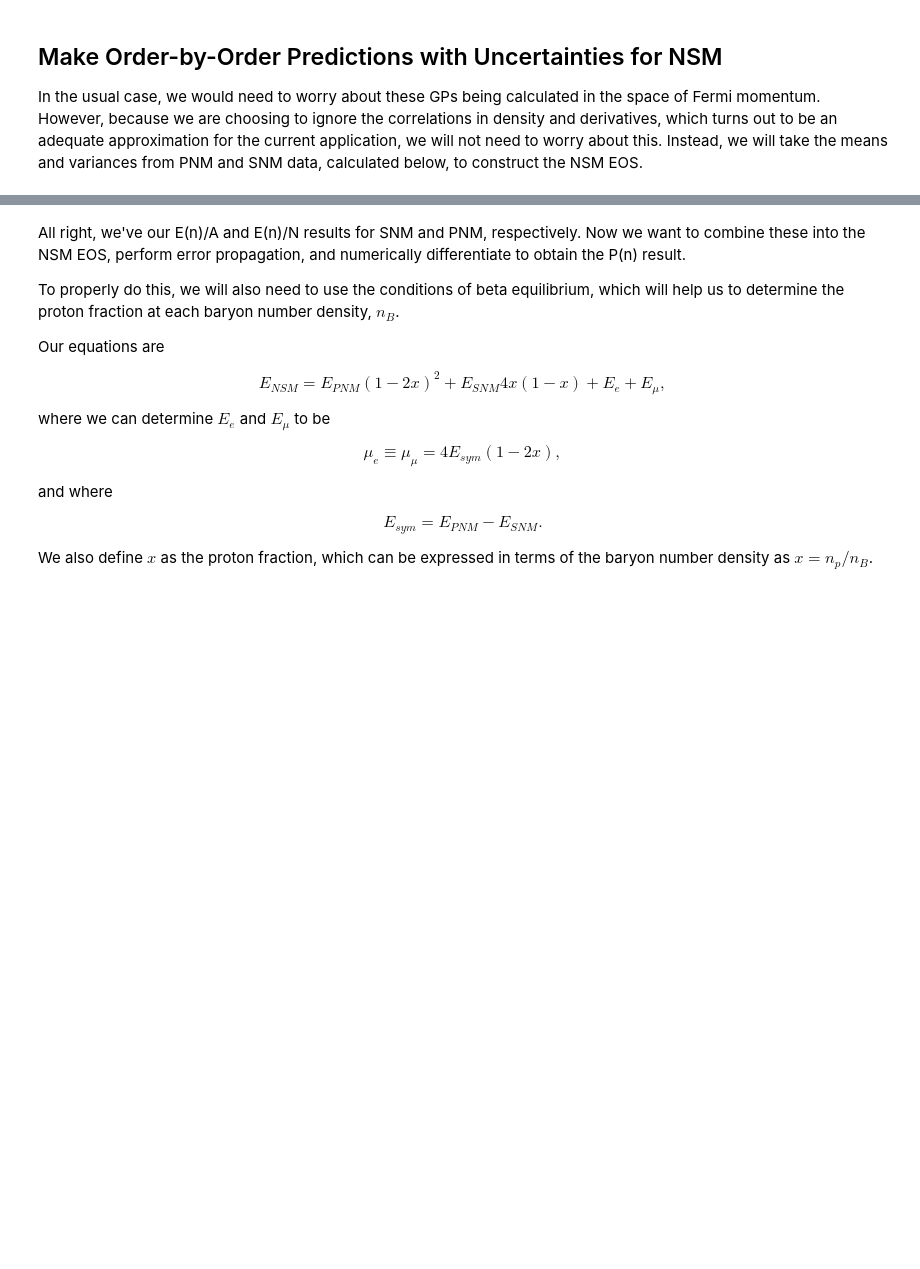
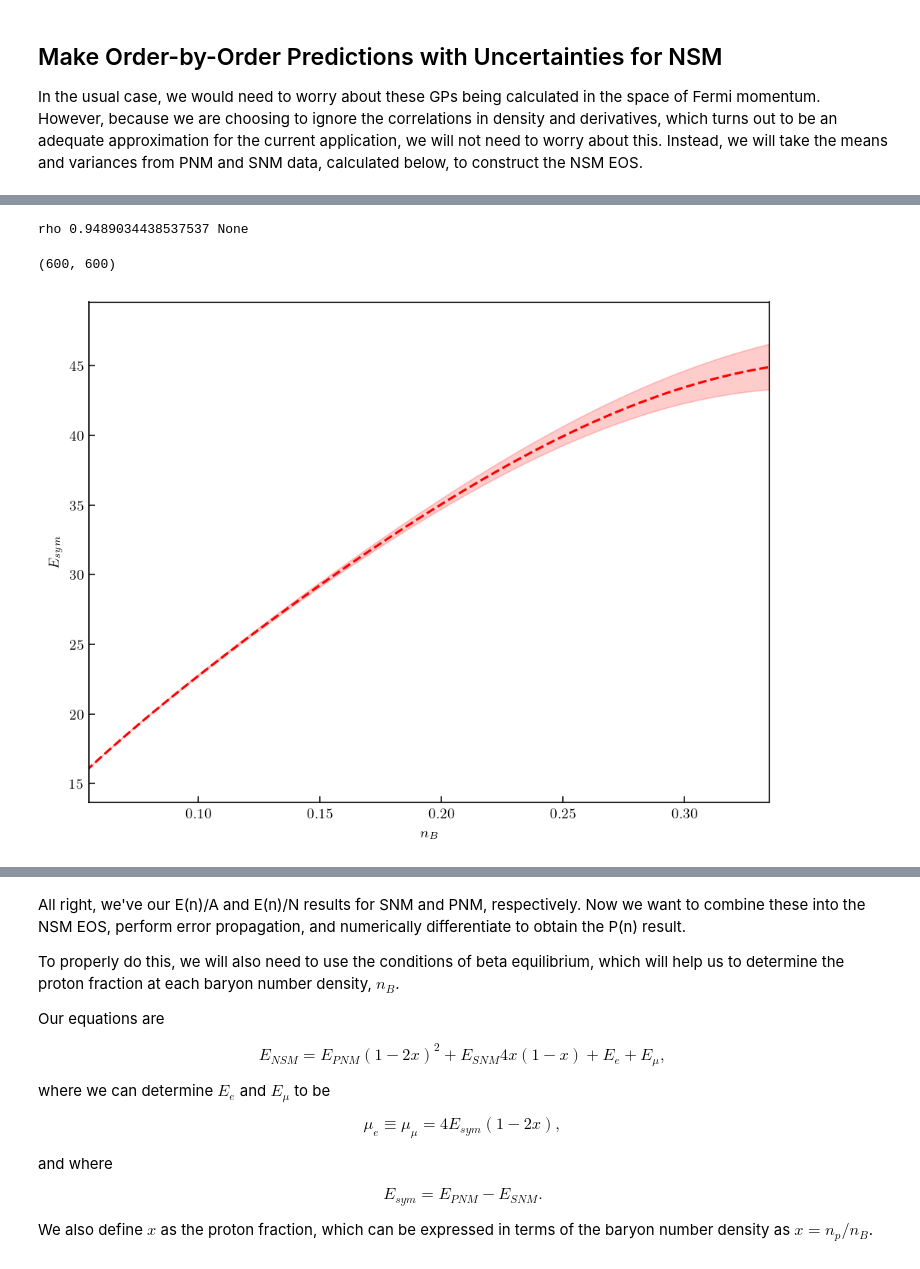
Before and after one commit to asemposki/neutron-rich-bmm, a Jupyter notebook: notebooks/NSM_EOS_ChEFT.ipynb, the cells around one changed output, grey strips where cells are left out. Drawn from its saved outputs; the diff is of its cells as text; code cells hidden in the pictures; blank space fills up the shorter version.

Commit message:
changes for covariance matrices

```diff
--- a/notebooks/NSM_EOS_ChEFT.ipynb
+++ b/notebooks/NSM_EOS_ChEFT.ipynb
@@ -605,0 +614,80 @@ plt.plot(density_all, obs_sym_energy.get_pred(order=3, deriv=0), color=colors[2]
+# %%
+# run the symmetry energy calculation
+cbar_n = 1.0013486060408017
+ls_n = 0.9731398181235965
+cbar_s = 2.947690541619698
+ls_s = 0.4846364734101806
+
+kf_conversion_factor = 2 ** (1/3.)
+ls_s_scaled = kf_conversion_factor * ls_s
+
+# conditions for Lambda = 500
+rho_sym_energy = None
+rho_corr = np.sqrt(2 * ls_n * ls_s_scaled / (ls_n**2 + ls_s_scaled**2))
+ls1 = ls_n
+ls2 = ls_s_scaled
+
+print('rho', rho_corr, rho_sym_energy)
+
+# reference scales used in the paper (generate here)
+from functools import partial
+from nuclear_matter.stats_utils import *
+from nuclear_matter.matter import *
+
+# calculate the needed Fermi momentum arrays
+kf_n = fermi_momentum(density_all, degeneracy=2)
+Kf_n = kf_n[:,None]
+kf_s = fermi_momentum(density_all, degeneracy=4)
+Kf_s = kf_s[:,None]
+
+kf0_n = chiral.kf0_n
+kf0_s = chiral.kf0_s
+
+def ref_quadratic(X, scale=1):
+    """Compute 16 kf^3 for any kf prescription"""
+    return 16 * (X.ravel() / scale) ** 2
+
+ref_2bf_func_n = partial(ref_quadratic, scale=kf0_n)
+ref_2bf_func_s = partial(ref_quadratic, scale=kf0_s)
+# %% [output]
+rho 0.9489034438537537 None
+# %%
+# now we need to run the actual covariance generation
+std_d_truncs = {}
+cov_truncs = {}
+for i, n in enumerate(chiral.orders):
+    kmin = n+1 if n != 0 else 2
+
+    # used to get the truncation error bands below (see the figure)
+    K_d_cov, K_d_trunc = create_sym_energy_truncation_covariance(
+        density_all, cbar_n, cbar_s, ls1, ls2,
+        ref_2bf_func_n(Kf_n), ref_2bf_func_s(Kf_s),
+        ratio_kf(Kf_n, breakdown=chiral.breakdown), ratio_kf(Kf_s, breakdown=chiral.breakdown),
+        kmin=kmin, nugget=1e-10, rho=rho_sym_energy
+    )
+    cov_d_trunc = K_d_cov
+    std_d_trunc = np.sqrt(np.diag(K_d_trunc))
+    cov_truncs[n] = cov_d_trunc
+    std_d_truncs[n] = std_d_trunc
+
+# print the shape
+print(K_d_trunc.shape)
+
+# separate out the order we want from the std_dev
+std_d_trunc_n3lo = std_d_truncs[4]
+# %% [output]
+(600, 600)
+# %%
+# now we can plot the symmetry energy if we so desire, in N3LO
+e_sym = energy_n - energy_s
+plt.plot(density_all, e_sym, 'r', linestyle='dashed')
+#plt.fill_between(density_all, p_NSM_N2LO_lower, p_NSM_N2LO_upper, alpha=0.3, color='k')
+plt.fill_between(density_all, e_sym-std_d_trunc_n3lo, e_sym+std_d_trunc_n3lo, alpha=0.2, color='r')
+plt.xlabel(r'$n_{B}$')
+plt.ylabel(r'$E_{sym}$')
+# plt.ylim(0.0, 1.0)
+# plt.xlim(0.05, 0.1)
+plt.xlim(min(n3lo_nsm_mean[:,2]), max(n3lo_nsm_mean[:,2]))
+plt.show()
+# %% [output]
+[figure, added]
```
Also changed, not shown: parts of 47 cells of this notebook, 18 other files.
